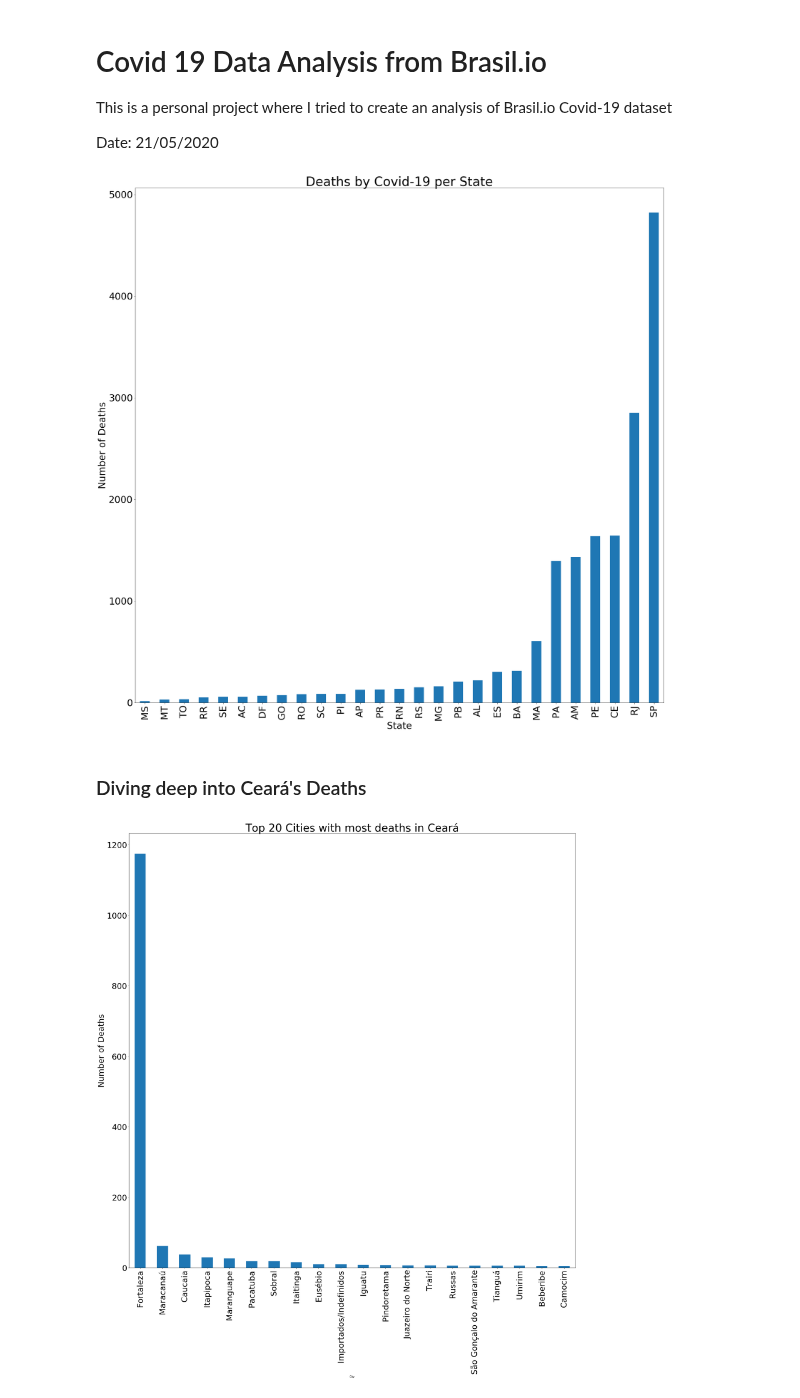
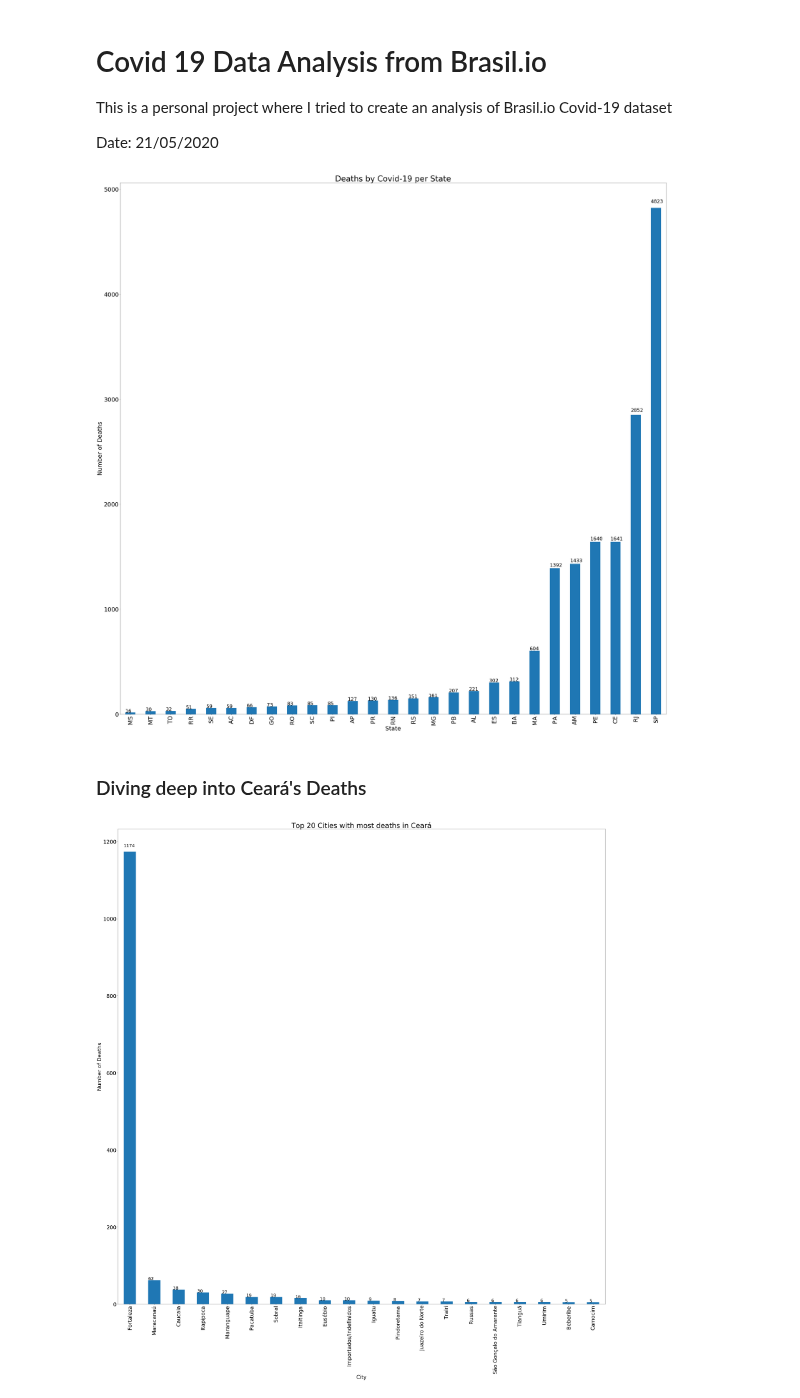
Before and after one commit to romulofff/covid19, a Jupyter notebook: covid19-analysis.ipynb, the cells around one changed output. Cells and saved outputs as stored; diff of their text form; code cells hidden in the pictures.

```diff
--- a/covid19-analysis.ipynb
+++ b/covid19-analysis.ipynb
@@ -17,7 +17,7 @@ per_state = data.groupby('state')['deaths'].max()
 per_state = per_state.sort_values()
 # print(per_state.sort_values())
 
-per_state.plot('bar')
+ax = per_state.plot('bar')
 
 plt.xticks(size=30)
 plt.yticks(size=30)
@@ -25,36 +25,44 @@ plt.title("Deaths by Covid-19 per State",size=40)
 plt.xlabel("State", size=30)
 plt.ylabel("Number of Deaths", size=30)
 
-# plt.savefig("deaths-per-state.png", dpi=100)
+plt.rcParams["figure.figsize"] = (50,50)
+
+for p in ax.patches:
+    ax.annotate(str(p.get_height()), (p.get_x() * 1.00, p.get_height() * 1.01), size=25)
+
+
+# plt.savefig("deaths-per-state0.png", dpi=100)
 plt.show()
 # %% [output]
-[figure, old version]
+[figure, new version]
 # %% [markdown]
 ### Diving deep into Ceará's Deaths
 # %%
 data = data.sort_values('state').reset_index(drop=True)
 
 ceara = data.loc[data['state'] == 'CE'] # Pick only ceara
 ceara.sort_values('deaths').reset_index(drop=True) # Sorting it byt number of deaths
 
 ceara = ceara[~(ceara[['deaths']] == 0).any(axis=1)] # Remove cities with 0 deaths
 
 deaths_ceara = ceara.groupby('city')['deaths'].max()
 # print(deaths_ceara)
 # print("Deaths in Fortaleza (capital): ", deaths_ceara['Fortaleza'])
 
 largest = deaths_ceara.nlargest(20)
-largest
 
 # deaths_ceara.plot('bar')
-largest.plot('bar')
+ax = largest.plot('bar')
 plt.xticks(size=30)
 plt.yticks(size=30)
 plt.title("Top 20 Cities with most deaths in Ceará", size=40)
-plt.xlabel("City", size=10)
+plt.xlabel("City", size=30)
 plt.ylabel("Number of Deaths", size=30)
 
-# plt.savefig("figures/deaths-ceara.png", dpi=100)
+for p in ax.patches:
+    ax.annotate(str(p.get_height()), (p.get_x() * 1.005, p.get_height() * 1.01), size=25)
+
+# plt.savefig("figures/deaths-ceara.png", dpi=200)
 plt.show()
 # %% [output]
-[figure, old version]
+[figure, new version]
```
Also changed, not shown: parts of 2 cells of this notebook, 2 other files.
